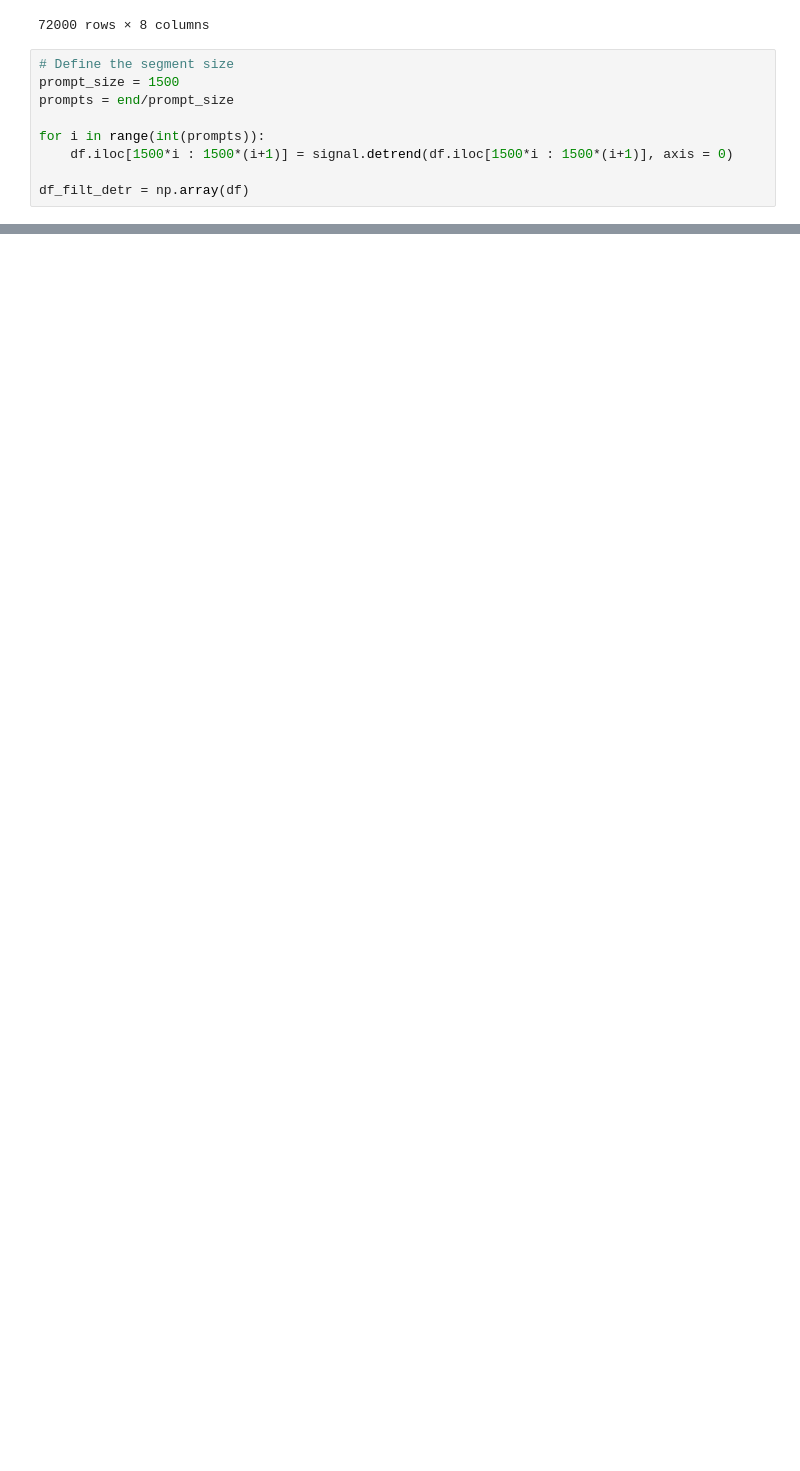
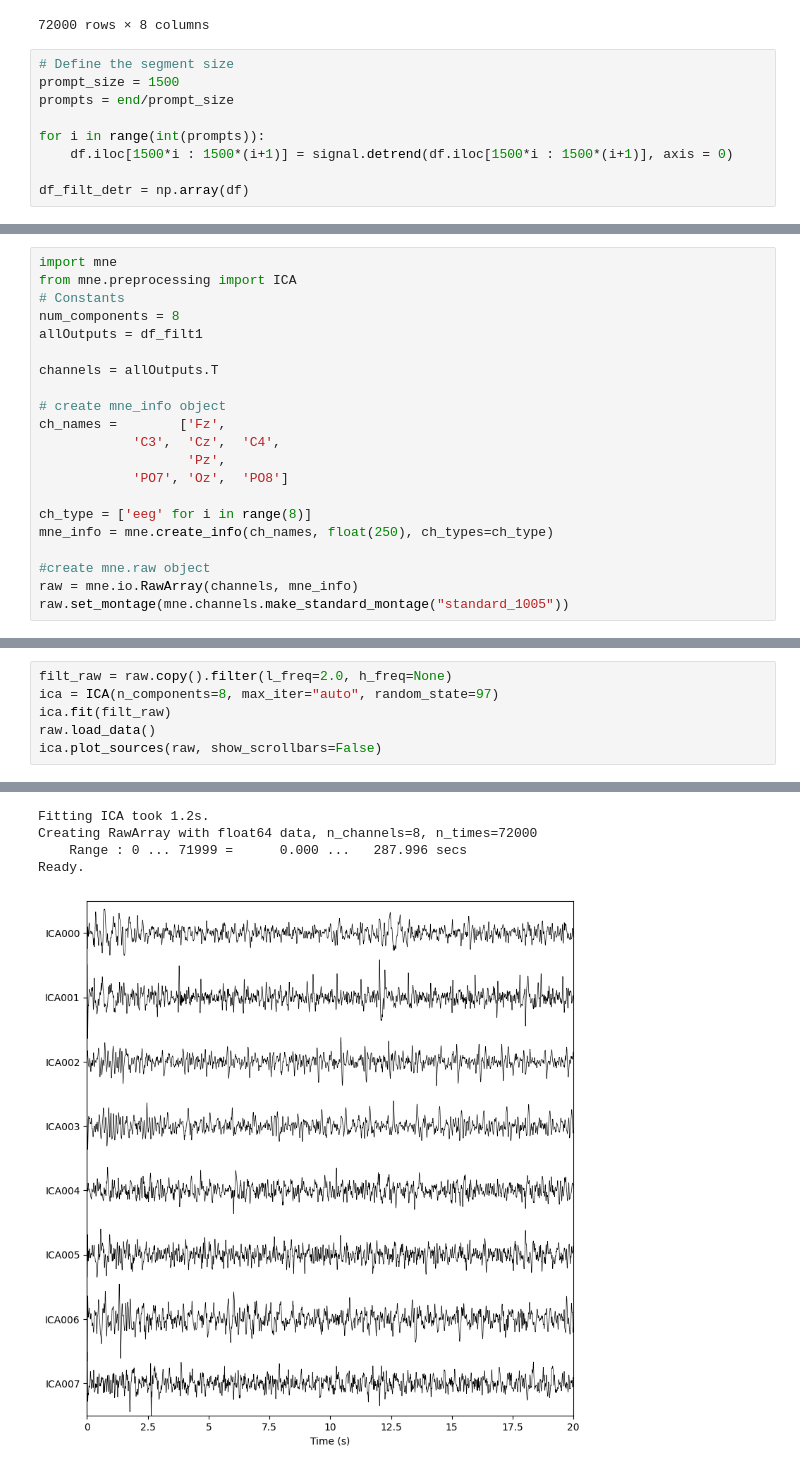
Before and after one commit to ValentijnBakkum/EEGcontroller, a Jupyter notebook: MeasurementSubgroup/Streaming/Python streaming preprocessing.ipynb, the cells around one changed output, grey strips where cells are left out. Saved outputs shown, nothing was run; the diff lists cells and outputs as text; blank space fills up the shorter version.

```diff
--- a/MeasurementSubgroup/Streaming/Python streaming preprocessing.ipynb
+++ b/MeasurementSubgroup/Streaming/Python streaming preprocessing.ipynb
@@ -113,0 +115,21 @@ for i in range(8):
+# %%
+import mne
+from mne.preprocessing import ICA
+# Constants
+num_components = 8
+allOutputs = df_filt1
+
+channels = allOutputs.T
+
+# create mne_info object
+ch_names =        ['Fz',
+            'C3',  'Cz',  'C4',
+                   'Pz',
+            'PO7', 'Oz',  'PO8']
+
+ch_type = ['eeg' for i in range(8)]
+mne_info = mne.create_info(ch_names, float(250), ch_types=ch_type)
+
+#create mne.raw object
+raw = mne.io.RawArray(channels, mne_info)
+raw.set_montage(mne.channels.make_standard_montage("standard_1005"))
@@ -113,0 +155,7 @@ for i in range(8):
+# %%
+filt_raw = raw.copy().filter(l_freq=2.0, h_freq=None)
+ica = ICA(n_components=8, max_iter="auto", random_state=97)
+ica.fit(filt_raw)
+raw.load_data()
+ica.plot_sources(raw, show_scrollbars=False)
+# %% [output]
@@ -113,0 +182,5 @@ for i in range(8):
+Fitting ICA took 1.2s.
+Creating RawArray with float64 data, n_channels=8, n_times=72000
+    Range : 0 ... 71999 =      0.000 ...   287.996 secs
+Ready.
+[figure, added]
```
Also changed, not shown: parts of 12 cells of this notebook.
